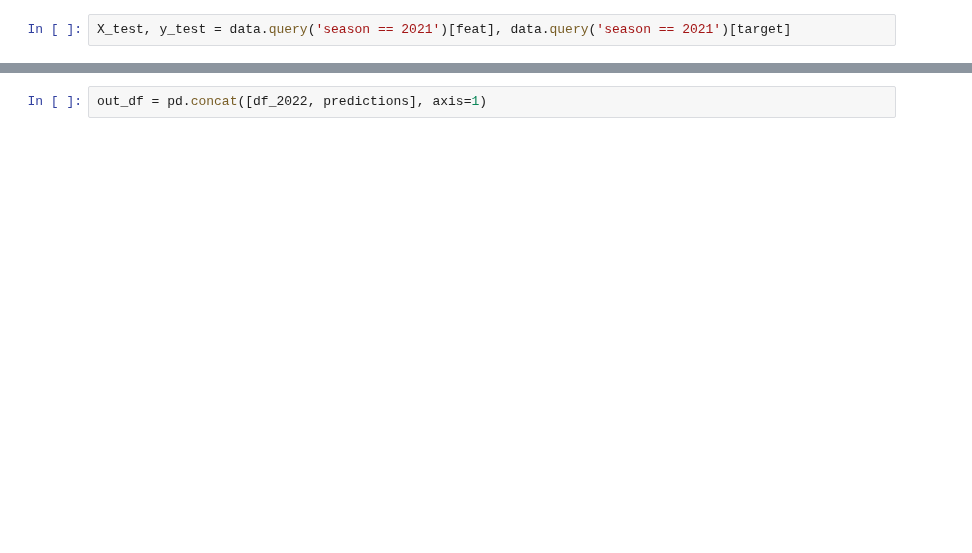
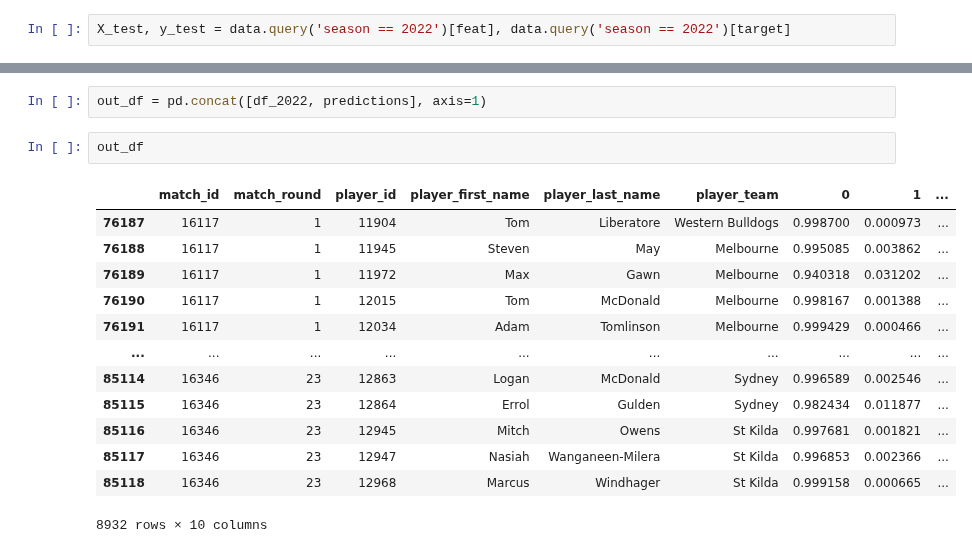
Before and after one commit to Neverknowwhattoput/My-Brownlow-Predictor, a Jupyter notebook: notebooks/2 - build_model/1 - feature_selection.ipynb, the cells around one changed output, grey strips where cells are left out. Cells and saved outputs as stored; diff of their text form; blank space fills up the shorter version.

```diff
--- a/notebooks/2 - build_model/1 - feature_selection.ipynb
+++ b/notebooks/2 - build_model/1 - feature_selection.ipynb
@@ -519,7 +326,7 @@ with open('final_features.txt', 'w') as f:
     for feature in feat:
         f.write(f'{feature}\n')
 # %%
-X_test, y_test = data.query('season == 2021')[feat], data.query('season == 2021')[target]
+X_test, y_test = data.query('season == 2022')[feat], data.query('season == 2022')[target]
 # %%
 predictions = model2.predict(sm.add_constant(X_test))
 # %%
@@ -549,4 +355,20 @@ df_2022
 # %%
 out_df = pd.concat([df_2022, predictions], axis=1)
+# %%
+out_df
+# %% [output]
+|  | match_id | match_round | player_id | player_first_name | player_last_name | player_team | 0 | 1 | ... |
+| 76187 | 16117 | 1 | 11904 | Tom | Liberatore | Western Bulldogs | 0.998700 | 0.000973 | ... |
+| 76188 | 16117 | 1 | 11945 | Steven | May | Melbourne | 0.995085 | 0.003862 | ... |
+| 76189 | 16117 | 1 | 11972 | Max | Gawn | Melbourne | 0.940318 | 0.031202 | ... |
+| 76190 | 16117 | 1 | 12015 | Tom | McDonald | Melbourne | 0.998167 | 0.001388 | ... |
+| 76191 | 16117 | 1 | 12034 | Adam | Tomlinson | Melbourne | 0.999429 | 0.000466 | ... |
+| ... | ... | ... | ... | ... | ... | ... | ... | ... | ... |
+| 85114 | 16346 | 23 | 12863 | Logan | McDonald | Sydney | 0.996589 | 0.002546 | ... |
+| 85115 | 16346 | 23 | 12864 | Errol | Gulden | Sydney | 0.982434 | 0.011877 | ... |
+| 85116 | 16346 | 23 | 12945 | Mitch | Owens | St Kilda | 0.997681 | 0.001821 | ... |
+| 85117 | 16346 | 23 | 12947 | Nasiah | Wanganeen-Milera | St Kilda | 0.996853 | 0.002366 | ... |
+| 85118 | 16346 | 23 | 12968 | Marcus | Windhager | St Kilda | 0.999158 | 0.000665 | ... |
+8932 rows × 10 columns
 # %%
 out_df.to_parquet('../../data/curated/2022_vote_probs.parquet')
```
Also changed, not shown: parts of 36 cells of this notebook.
